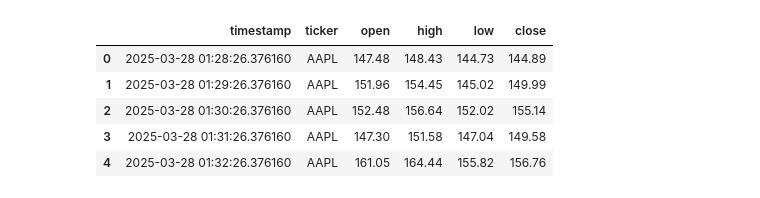
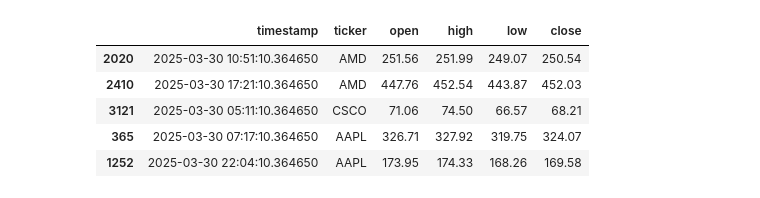
Before and after one commit to manosathya/AlgoTrading, a Jupyter notebook: Trading/backtest_trials.ipynb, the cells around one changed output. Cells and saved outputs as stored; diff of their text form; code cells hidden in the pictures.

```diff
--- a/Trading/backtest_trials.ipynb
+++ b/Trading/backtest_trials.ipynb
@@ -20,19 +23,21 @@ strategy_configs = {
 
 strategy_name = 'RSI'
 # %%
-tickers =  strategy_configs[strategy_name]['tickers'][0]
-start_time = datetime.now() - timedelta(days=1)
-end_time = datetime.now()
-historical_data = generate_historical_data(tickers, start_time, end_time)
-historical_data.sort_values(by='timestamp', inplace=True)
+#tickers =  strategy_configs[strategy_name]['tickers'][0:3]
+#start_time = datetime.now() - timedelta(days=1)
+#end_time = datetime.now()
+#historical_data = generate_historical_data(tickers, start_time, end_time)
+#historical_data.sort_values(by='timestamp', inplace=True)
 #historical_data = historical_data.iloc[:15]
+#historical_data.sample(frac=1).to_pickle('backtesting_engine/histdata_1D_3T_SHFL.pkl')
+historical_data = pd.read_pickle('backtesting_engine/histdata_1D_3T_SHFL.pkl')
 historical_data.head()
 # %% [output]
 |  | timestamp | ticker | open | high | low | close |
-| 0 | 2025-03-28 01:28:26.376160 | AAPL | 147.48 | 148.43 | 144.73 | 144.89 |
-| 1 | 2025-03-28 01:29:26.376160 | AAPL | 151.96 | 154.45 | 145.02 | 149.99 |
-| 2 | 2025-03-28 01:30:26.376160 | AAPL | 152.48 | 156.64 | 152.02 | 155.14 |
-| 3 | 2025-03-28 01:31:26.376160 | AAPL | 147.30 | 151.58 | 147.04 | 149.58 |
-| 4 | 2025-03-28 01:32:26.376160 | AAPL | 161.05 | 164.44 | 155.82 | 156.76 |
+| 2020 | 2025-03-30 10:51:10.364650 | AMD | 251.56 | 251.99 | 249.07 | 250.54 |
+| 2410 | 2025-03-30 17:21:10.364650 | AMD | 447.76 | 452.54 | 443.87 | 452.03 |
+| 3121 | 2025-03-30 05:11:10.364650 | CSCO | 71.06 | 74.50 | 66.57 | 68.21 |
+| 365 | 2025-03-30 07:17:10.364650 | AAPL | 326.71 | 327.92 | 319.75 | 324.07 |
+| 1252 | 2025-03-30 22:04:10.364650 | AAPL | 173.95 | 174.33 | 168.26 | 169.58 |
 # %%
 %%time
```
Also changed, not shown: parts of 11 cells of this notebook, 2 other files.
